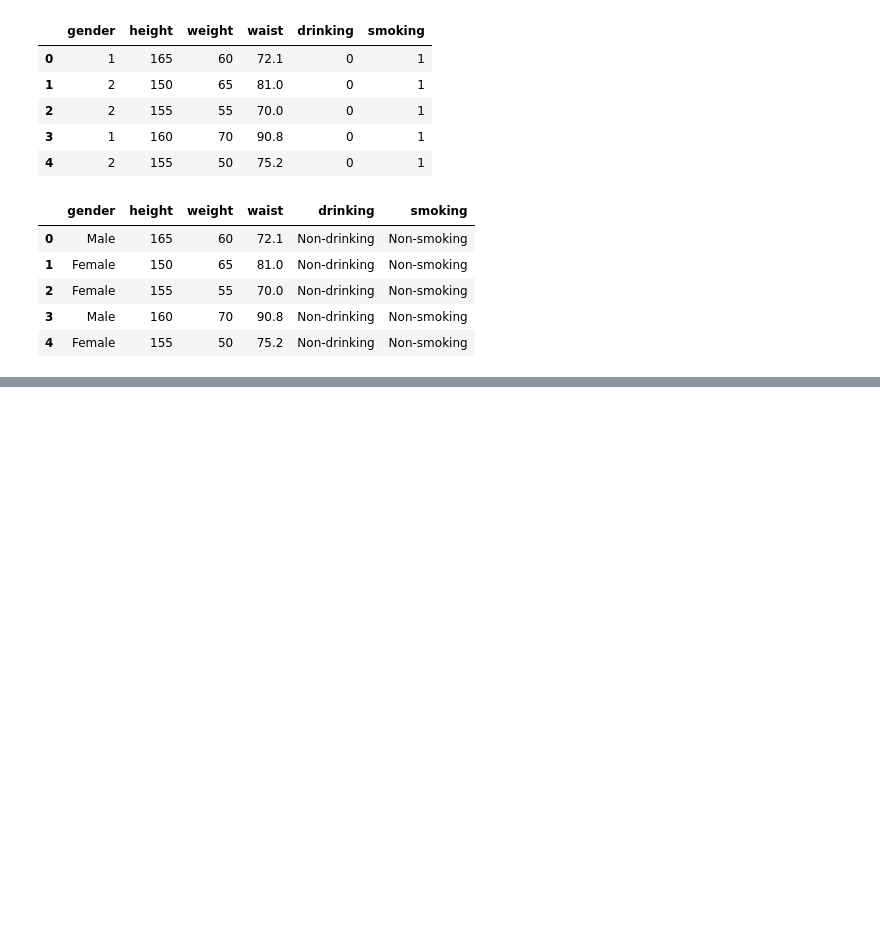
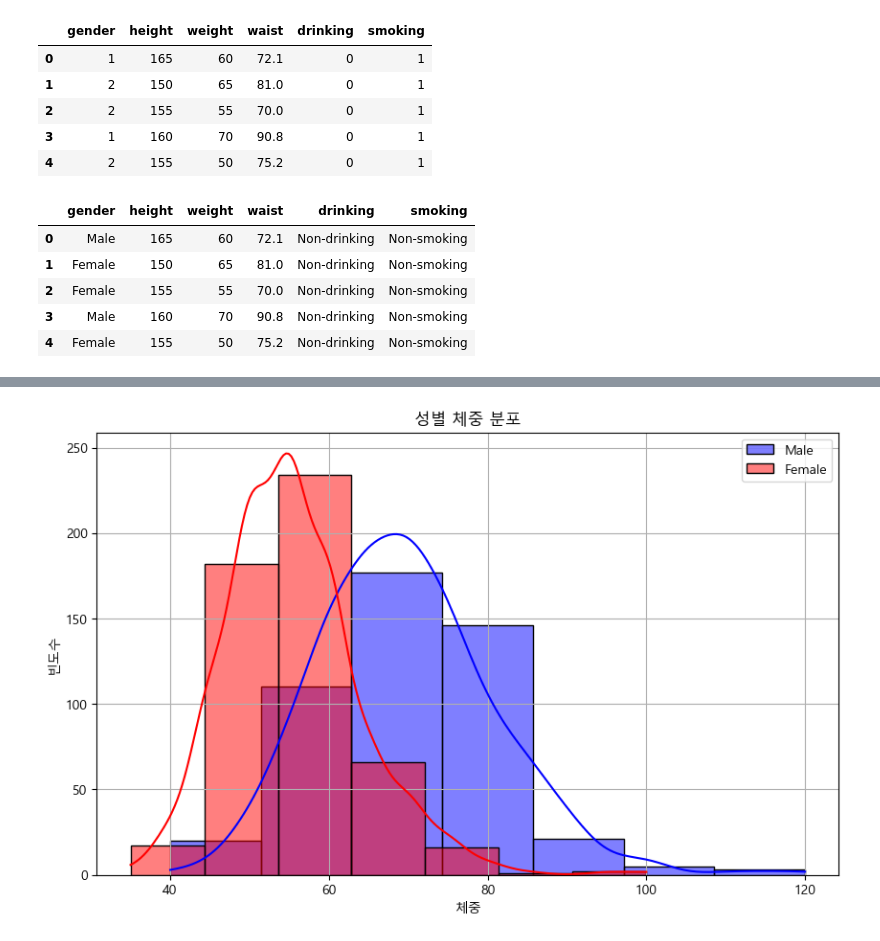
Before and after one commit to BosuMamemon/BIGDATA, a Jupyter notebook: workspace/데이터 분석/seaborn_test.ipynb, the cells around one changed output, grey strips where cells are left out. Cells and saved outputs as stored; diff of their text form; code cells hidden in the pictures; blank space fills up the shorter version.

```diff
--- a/workspace/데이터 분석/seaborn_test.ipynb
+++ b/workspace/데이터 분석/seaborn_test.ipynb
@@ -156,0 +193,13 @@ data6.head()
+# %%
+plt.figure(figsize=(10, 6))
+seaborn.histplot(data=male_data["weight"], bins=7, label="Male", color="blue", alpha=0.5, kde=True)
+seaborn.histplot(data=female_data["weight"], bins=7, label="Female", color="red", alpha=0.5, kde=True)
+plt.legend()
+plt.grid()
+plt.title("성별 체중 분포")
+plt.xlabel("체중")
+plt.ylabel("빈도수")
+plt.savefig("./data/weight.png")
+plt.show()
+# %% [output]
+[figure, added]
```
Also changed, not shown: parts of 13 cells of this notebook, 30 other files.
